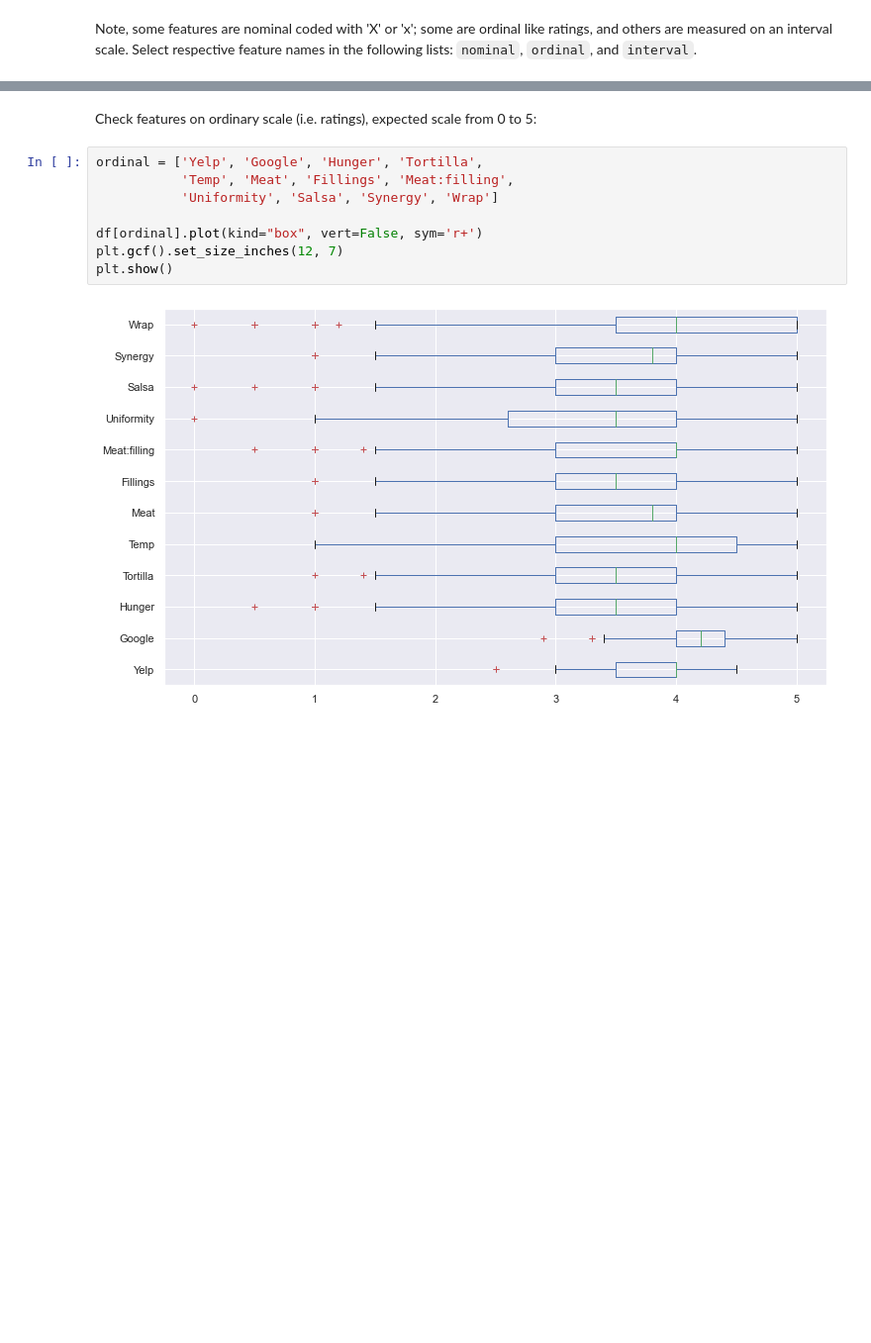
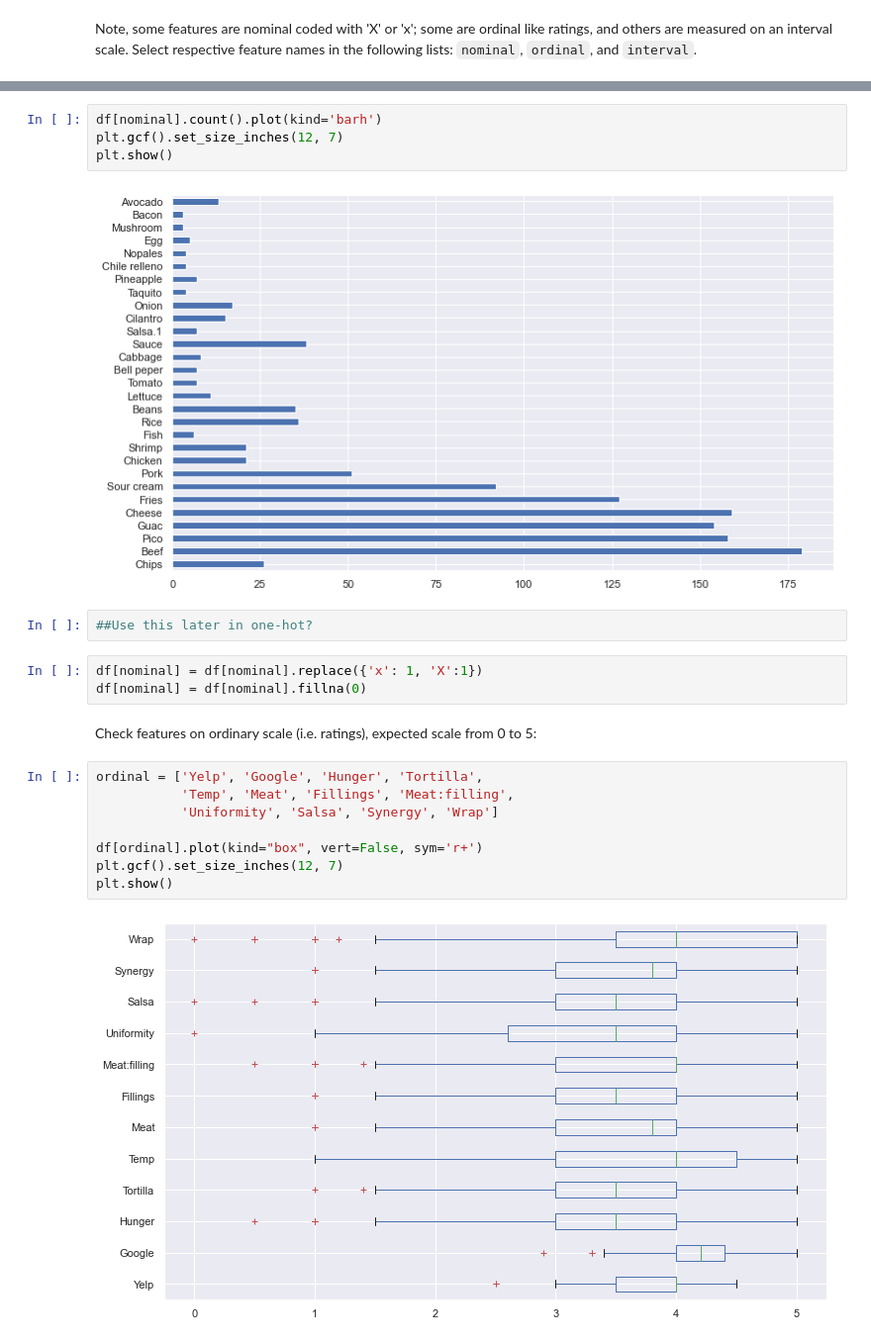
Before and after one commit to allaccountstaken/burrito, a Jupyter notebook: 2020_07_13_associate_instructor_technical.ipynb, the cells around one changed output, grey strips where cells are left out. Shown at 99% size. Saved outputs shown, nothing was run; the diff lists cells and outputs as text; blank space fills up the shorter version.

```diff
--- a/2020_07_13_associate_instructor_technical.ipynb
+++ b/2020_07_13_associate_instructor_technical.ipynb
@@ -158,3 +137,14 @@ nominal = ['Beef', 'Pico', 'Guac', 'Cheese',
+# %%
+df[nominal].count().plot(kind='barh')
+plt.gcf().set_size_inches(12, 7)
+plt.show()
+# %% [output]
+[figure, added]
+# %%
+##Use this later in one-hot?
+# %%
+df[nominal] = df[nominal].replace({'x': 1, 'X':1})
+df[nominal] = df[nominal].fillna(0)
 # %% [markdown]
 Check features on ordinary scale (i.e. ratings), expected scale from 0 to 5:
 # %%
```
Also changed, not shown: parts of 32 cells of this notebook.
